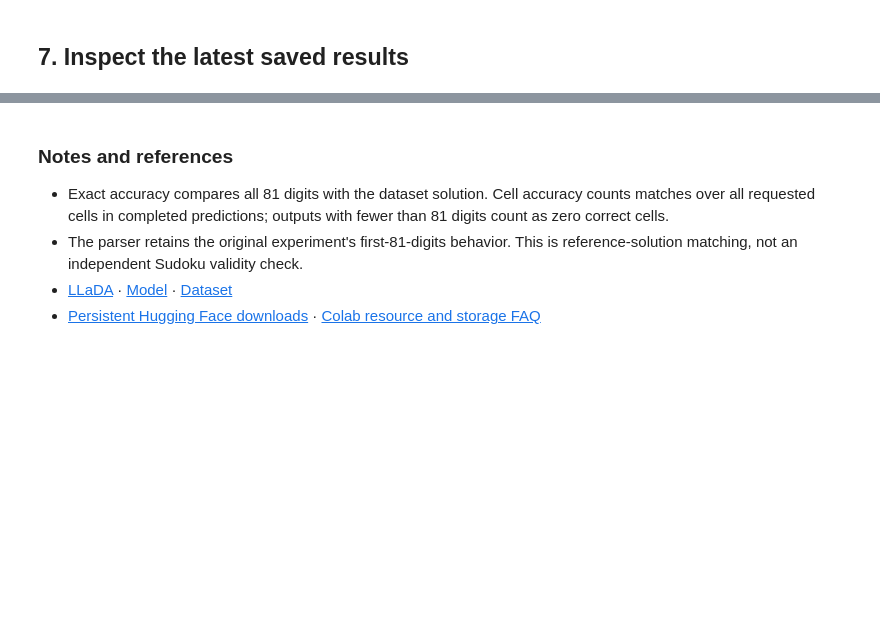
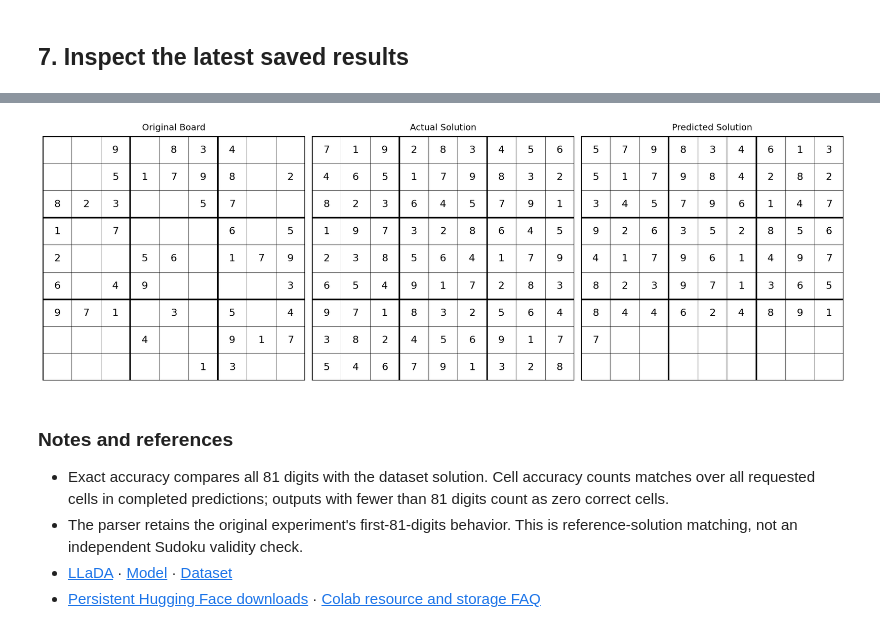
Before and after one commit to CooL-Legend/CSCI544-DLM, a Jupyter notebook: notebooks/LLaDA_Sudoku_Colab.ipynb, the cells around one changed output, grey strips where cells are left out. Saved outputs shown, nothing was run; the diff lists cells and outputs as text; code cells hidden in the pictures; blank space fills up the shorter version.

Commit message:
First Run on the sudoku dataset

```diff
--- a/notebooks/LLaDA_Sudoku_Colab.ipynb
+++ b/notebooks/LLaDA_Sudoku_Colab.ipynb
@@ -151,3 +190,54 @@ if first_record:
+# %%
+import json
+import matplotlib.pyplot as plt
+
+# Load the parsed record from the previous cell
+record = json.loads(first_record)
+
+def draw_sudoku(ax, board_str, title):
+    ax.set_title(title, fontsize=14, pad=10)
+    ax.set_xlim(0, 9)
+    ax.set_ylim(0, 9)
+    ax.invert_yaxis()
+    ax.axis('off')
+
+    # Draw grid lines
+    for i in range(10):
+        lw = 2.5 if i % 3 == 0 else 0.5
+        ax.axhline(i, color='black', linewidth=lw)
+        ax.axvline(i, color='black', linewidth=lw)
+
+    # Clean up string and pad with '0' if incomplete
+    board_str = board_str.replace(" ", "").replace("\n", "")
+    board_str = board_str.ljust(81, '0')
+
+    # Fill the numbers
+    for i in range(9):
+        for j in range(9):
+            idx = i * 9 + j
+            if idx < len(board_str):
+                val = board_str[idx]
+                if val != '0' and val.isdigit():
+                    # Differentiate original vs filled numbers could be added here if needed
+                    ax.text(j + 0.5, i + 0.5, val, ha='center', va='center', fontsize=16)
+
+# Set up the plots
+fig, axes = plt.subplots(1, 3, figsize=(18, 6))
+
+draw_sudoku(axes[0], record.get('puzzle', ''), "Original Board")
+draw_sudoku(axes[1], record.get('solution', ''), "Actual Solution")
+
+# Fallback to raw_output if prediction parser returned empty
+pred_str = record.get('prediction', '')
+if not pred_str:
+    pred_str = record.get('raw_output', '')
+
+draw_sudoku(axes[2], pred_str, "Predicted Solution")
+
+plt.tight_layout()
+plt.show()
+# %% [output]
+[figure, added]
 # %% [markdown]
 ### Notes and references
 - Exact accuracy compares all 81 digits with the dataset solution. Cell accuracy counts matches over all requested cells in completed predictions; outputs with fewer than 81 digits count as zero correct cells.
```
Also changed, not shown: parts of 9 cells of this notebook.
